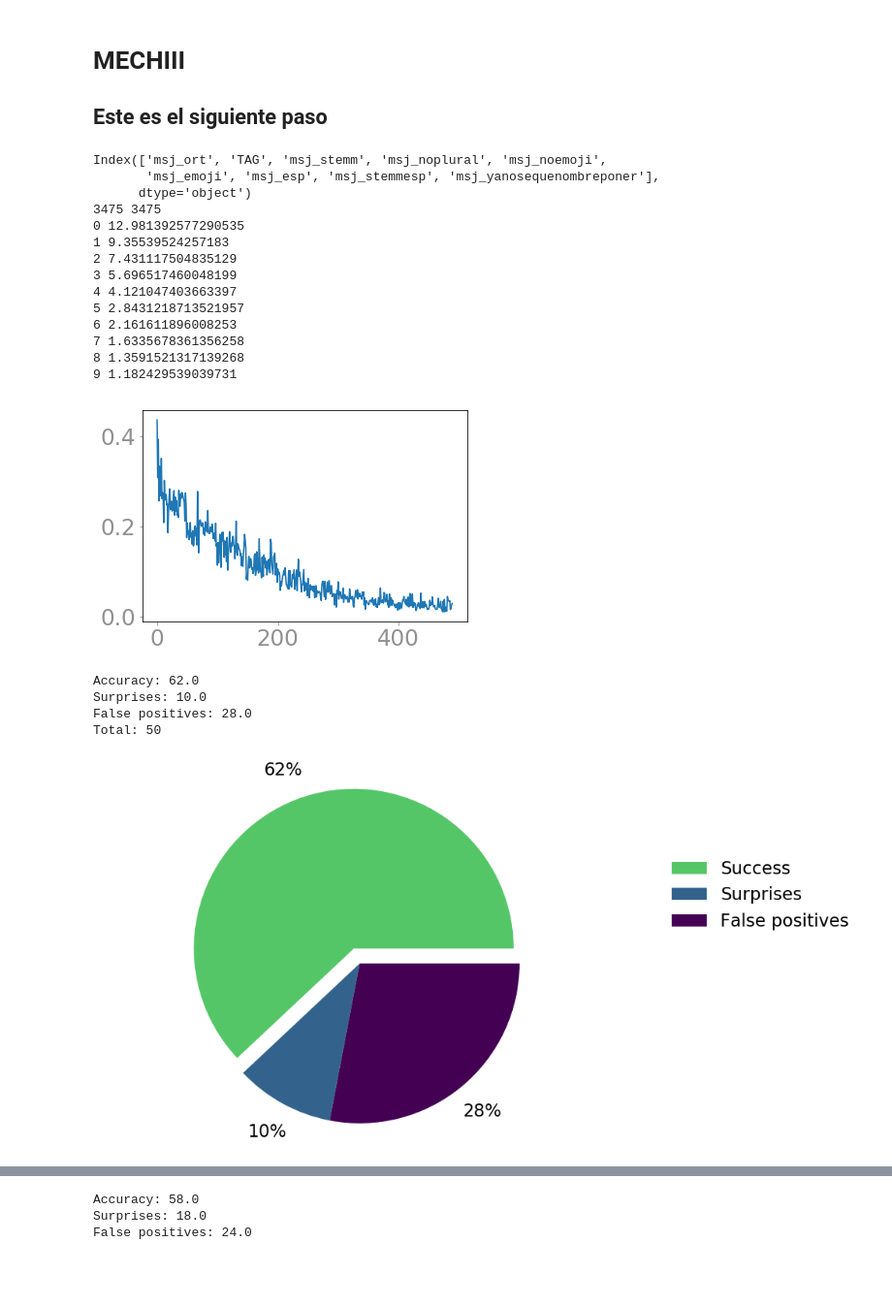
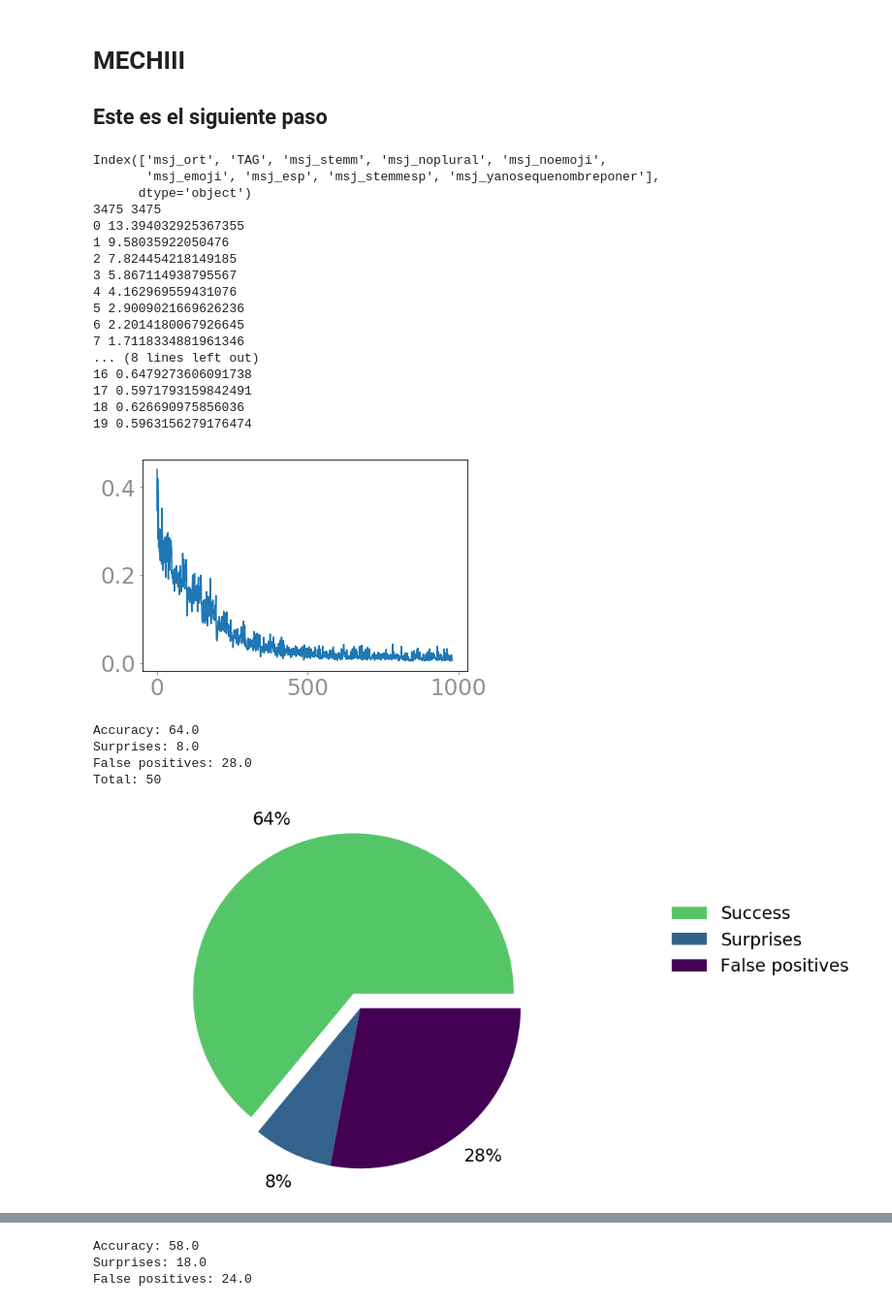
Before and after one commit to agemperador/RELAMPAGO_poster, a Jupyter notebook: redNeuronal/red_bow_twits.ipynb, the cells around one changed output, grey strips where cells are left out. Shown: that part at 97% size. Cells and saved outputs as stored; diff of their text form; code cells hidden in the pictures; blank space fills up the shorter version.

```diff
--- a/redNeuronal/red_bow_twits.ipynb
+++ b/redNeuronal/red_bow_twits.ipynb
@@ -241,7 +241,7 @@ seqs = sequence(tr, wd)
 
 P = len(tr)
 N = len(wl)
-T = 10
+T = 20
 B = 50
 L = 200      # Review Max. Len.
 
@@ -364,46 +364,49 @@ fig, ax = plt.subplots(figsize=(12,9))
 #plt.rcParams['font.sans-serif'] = 'Arial'
 #plt.rcParams['font.family'] = 'sans-serif'
 plt.rcParams['text.color'] = 'black'
 #plt.rcParams['axes.labelcolor']= '#909090'
 plt.rcParams['xtick.color'] = '#909090'
 plt.rcParams['ytick.color'] = '#909090'
 plt.rcParams['font.size']=23
 labels = ['Success',
          'Surprises',
          'False positives']
 
 percentages = [r ,s,fp]
 
 color_palette_list = ['#55C667FF', '#33638DFF','#440154FF' , '#0EBFE9',
                       '#C1F0F6', '#0099CC']
 explode=(0.1,0.,0.)
 ax.pie(percentages, explode=explode,
        colors=color_palette_list[0:3], autopct='%1.0f%%',
        shadow=False, startangle=0,
        pctdistance=1.2,labeldistance=1.4)
 ax.axis('equal')
 #ax.set_title("Elephant in the Valley Survey Respondent Make-up")
 ax.legend(labels[0:3],frameon=False, bbox_to_anchor=(1.5,0.8))
 
 plt.show()
 # %% [output]
 Index(['msj_ort', 'TAG', 'msj_stemm', 'msj_noplural', 'msj_noemoji',
        'msj_emoji', 'msj_esp', 'msj_stemmesp', 'msj_yanosequenombreponer'],
       dtype='object')
 3475 3475
-0 12.981392577290535
-1 9.35539524257183
-2 7.431117504835129
-3 5.696517460048199
-4 4.121047403663397
-5 2.8431218713521957
-6 2.161611896008253
-7 1.6335678361356258
-8 1.3591521317139268
-9 1.182429539039731
+0 13.394032925367355
+1 9.58035922050476
+2 7.824454218149185
+3 5.867114938795567
+4 4.162969559431076
+5 2.9009021669626236
+6 2.2014180067926645
+7 1.7118334881961346
+... (8 lines left out)
+16 0.6479273606091738
+17 0.5971793159842491
+18 0.626690975856036
+19 0.5963156279176474
-[figure, old version]
+[figure, new version]
-Accuracy: 62.0
-Surprises: 10.0
+Accuracy: 64.0
+Surprises: 8.0
 False positives: 28.0
 Total: 50
-[figure, old version]
+[figure, new version]
```
Also changed, not shown: parts of 3 cells of this notebook, 1 other file.
